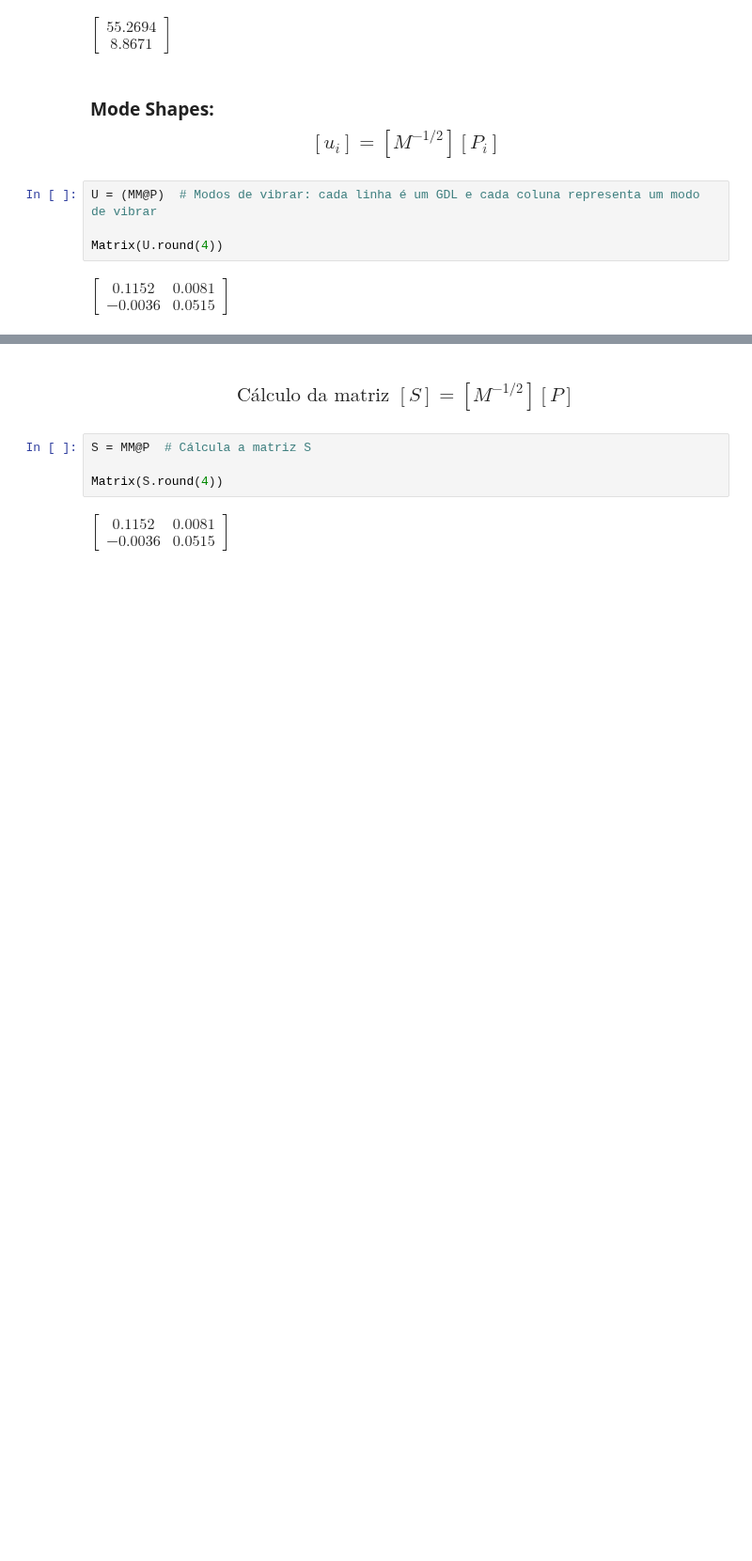
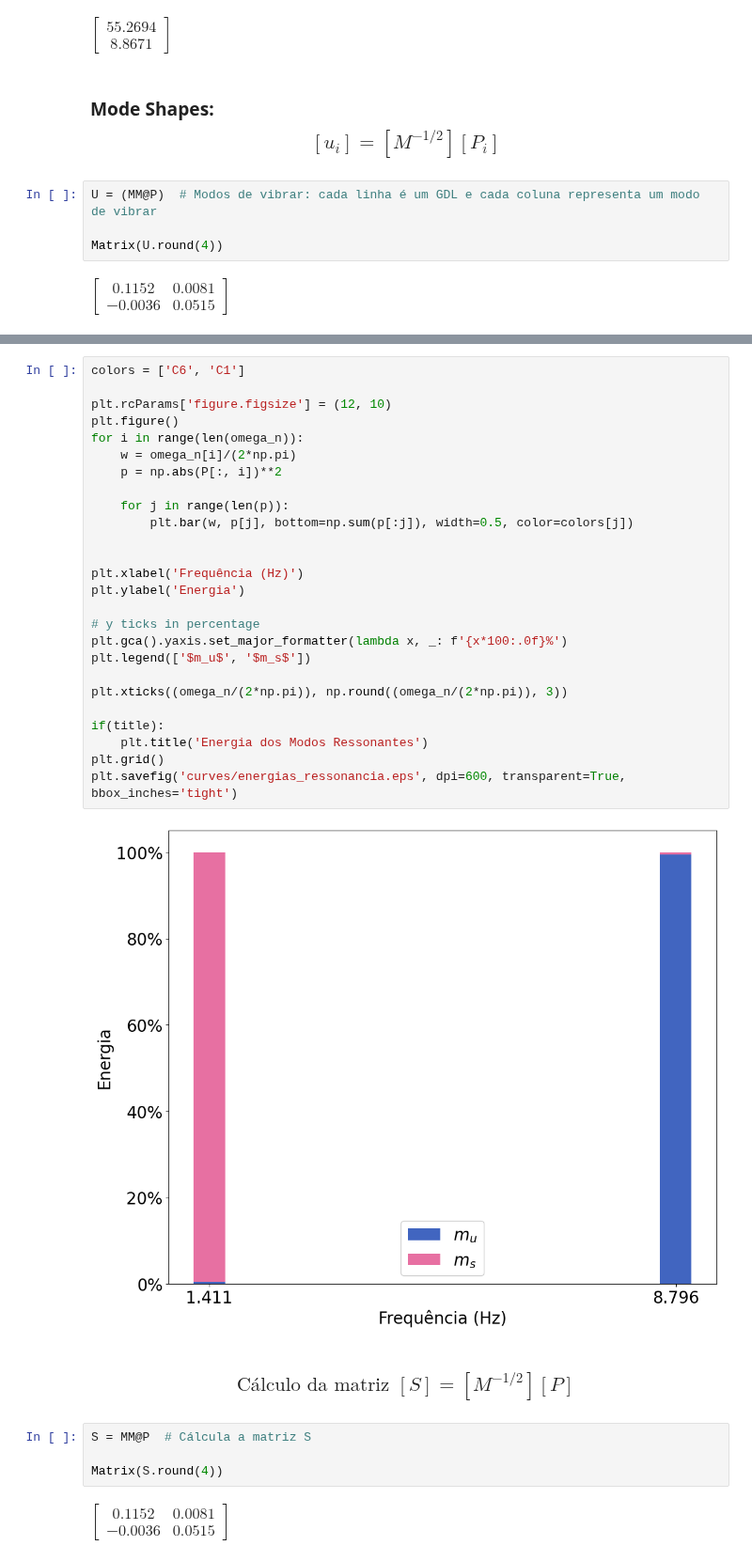
Before and after one commit to ErickNMA/vibrations, a Jupyter notebook: Atv_1_DV/damped_repsonse/QC_Modal_Analysis.ipynb, the cells around one changed output, grey strips where cells are left out. Shown at 94% size. Saved outputs shown, nothing was run; the diff lists cells and outputs as text; blank space fills up the shorter version.

```diff
--- a/Atv_1_DV/damped_repsonse/QC_Modal_Analysis.ipynb
+++ b/Atv_1_DV/damped_repsonse/QC_Modal_Analysis.ipynb
@@ -210,3 +212,31 @@ plt.savefig('curves/mode_shapes.eps', dpi=600, transparent=True, bbox_inches='ti
+# %%
+colors = ['C6', 'C1']
+
+plt.rcParams['figure.figsize'] = (12, 10)
+plt.figure()
+for i in range(len(omega_n)):
+    w = omega_n[i]/(2*np.pi)
+    p = np.abs(P[:, i])**2
+
+    for j in range(len(p)):
+        plt.bar(w, p[j], bottom=np.sum(p[:j]), width=0.5, color=colors[j])
+
+
+plt.xlabel('Frequência (Hz)')
+plt.ylabel('Energia')
+
+# y ticks in percentage
+plt.gca().yaxis.set_major_formatter(lambda x, _: f'{x*100:.0f}%')
+plt.legend(['$m_u$', '$m_s$'])
+
+plt.xticks((omega_n/(2*np.pi)), np.round((omega_n/(2*np.pi)), 3))
+
+if(title):
+    plt.title('Energia dos Modos Ressonantes')
+plt.grid()
+plt.savefig('curves/energias_ressonancia.eps', dpi=600, transparent=True, bbox_inches='tight')
+# %% [output]
+[figure, added]
 # %% [markdown]
 ### $$\text{Cálculo da matriz } [S] = [M^{-1/2}][P]$$
 # %%
```
Also changed, not shown: parts of 4 cells of this notebook, 6 other files.
